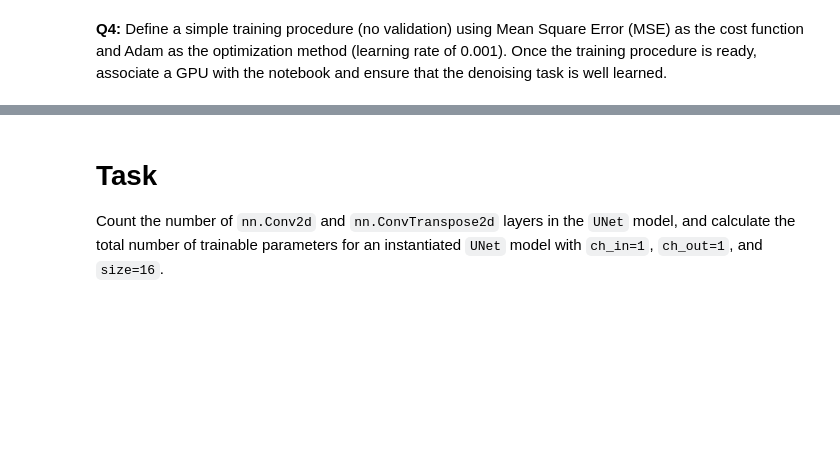
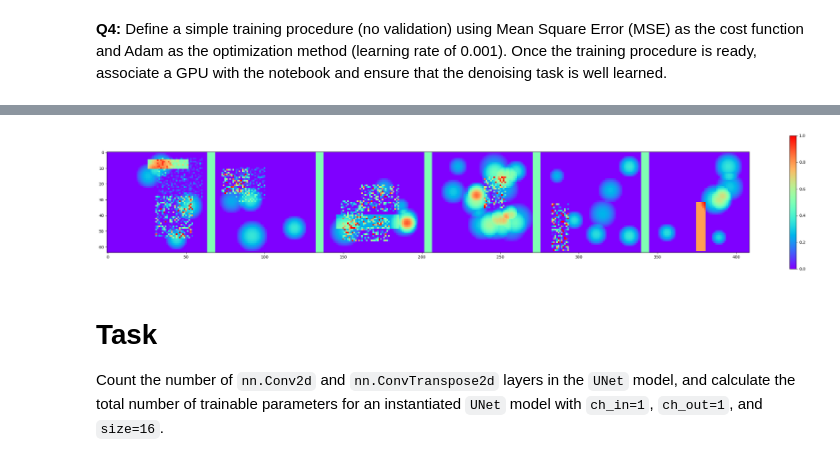
Before and after one commit to nanopiero/ML_S5_etudiants, a Jupyter notebook: practicals/P5/P5_part1_instructions.ipynb, the cells around one changed output, grey strips where cells are left out. Cells and saved outputs as stored; diff of their text form; code cells hidden in the pictures; blank space fills up the shorter version.

```diff
--- a/practicals/P5/P5_part1_instructions.ipynb
+++ b/practicals/P5/P5_part1_instructions.ipynb
@@ -384,15 +422,20 @@ plt.plot(train_losses)
 # %%
+from utile import make_batch
+
 #visualization:
 
 fcn.eval()
 
 target = make_batch(6, rec=0., noisy_rec=0., disc=0.002).to(device)
 noise = make_batch(6, rec=0.0003, noisy_rec=0.0003, disc=0.).to(device)
 input = target + noise
 
-# output =
+output = fcn(input)
 
-...
+fig0 = plt.figure(0, figsize=(36, 6))
+voir_batch2D(input.cpu(), 6, fig0, k=0, min_scale=0, max_scale=1)
+# %% [output]
+[figure, added]
 # %% [markdown]
 # Task
 Count the number of `nn.Conv2d` and `nn.ConvTranspose2d` layers in the `UNet` model, and calculate the total number of trainable parameters for an instantiated `UNet` model with `ch_in=1`, `ch_out=1`, and `size=16`.
```
Also changed, not shown: parts of 5 cells of this notebook.
